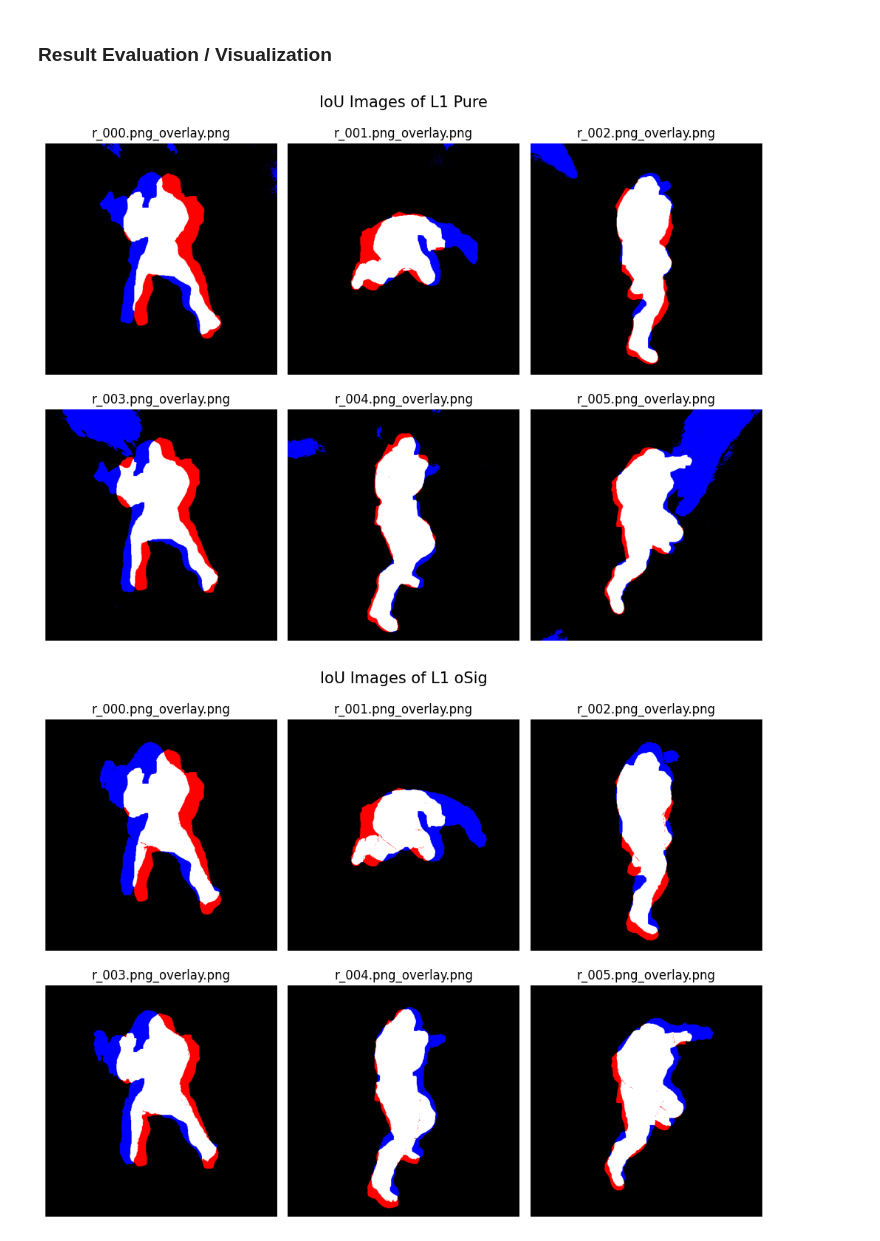
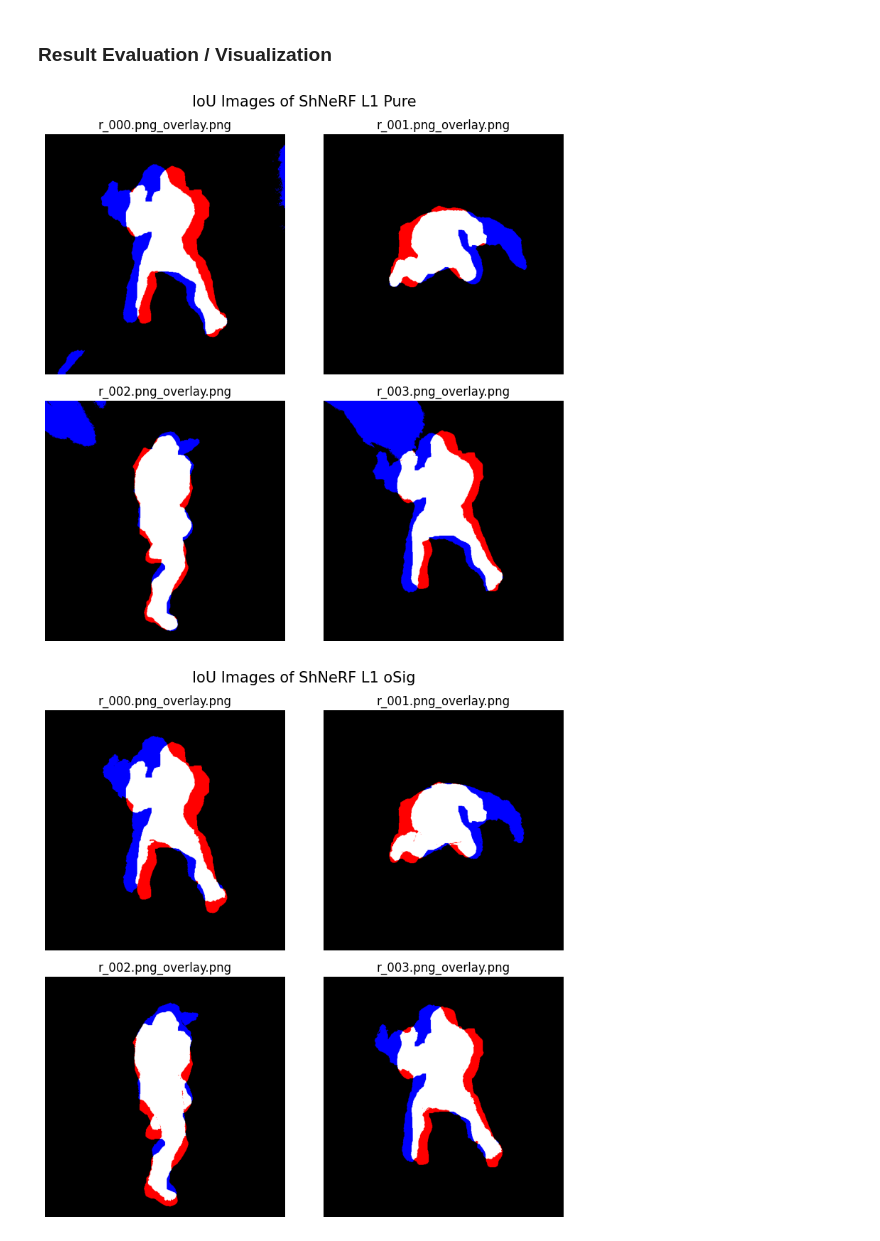
Before and after one commit to aalolexx/nerf-shape-from-silhouette, a Jupyter notebook: notebooks/ShNeRF_Render_Evaluation.ipynb, the cells around one changed output. Drawn from its saved outputs; the diff is of its cells as text; code cells hidden in the pictures.

```diff
--- a/notebooks/ShNeRF_Render_Evaluation.ipynb
+++ b/notebooks/ShNeRF_Render_Evaluation.ipynb
@@ -17,12 +18,12 @@ In this Notebook, the two "best" checkpoints ``2024-07-28_174845_l1_pure_hook``
 # Replace these paths with your local paths
 images_gt_path = 'C:/dev/TU/htcv-project/nerf-shape-from-silhouette/data/working/binarized_images_lowres/hook/val'
 
-images_pred_path_l1_pure = 'C:/dev/TU/htcv-project/evals-for-doc/2024-07-28_174845_l1_pure_hook/val/bw'
-images_pred_path_l1_oSig = 'C:/dev/TU/htcv-project/evals-for-doc/2024-07-28_164939_l1_oSig_hook/val/bw'
+images_pred_path_l1_pure = 'C:/dev/TU/htcv-project/evals-for-doc/2024-07-27_172756_l1_pure_hook/val/bw'
+images_pred_path_l1_oSig = 'C:/dev/TU/htcv-project/evals-for-doc/2024-07-27_221252_l1_oSig_hook/val/bw'
 
 # For the IoU visualization
-output_folder_pure = 'C:/dev/TU/htcv-project/evals-for-doc/2024-07-28_174845_l1_pure_hook/val/iou'
-output_folder_oSig = 'C:/dev/TU/htcv-project/evals-for-doc/2024-07-28_164939_l1_oSig_hook/val/iou'
+output_folder_pure = 'C:/dev/TU/htcv-project/evals-for-doc/2024-07-27_172756_l1_pure_hook/val/iou'
+output_folder_oSig = 'C:/dev/TU/htcv-project/evals-for-doc/2024-07-27_221252_l1_oSig_hook/val/iou'
 # %%
 import os
 import cv2
@@ -128,11 +129,11 @@ def plot_overlays(output_folder, title):
     overlay_images = sorted([img for img in os.listdir(output_folder) if img.endswith('_overlay.png')])
 
     # Ensure there are at least 6 images to plot
-    if len(overlay_images) < 6:
+    if len(overlay_images) < 4:
         raise ValueError('Not enough overlay images to plot. At least 6 required.')
 
     # Create a figure with 2 rows and 3 columns
-    fig, axes = plt.subplots(2, 3, figsize=(10, 8))
+    fig, axes = plt.subplots(2, 2, figsize=(8, 8))
     fig.suptitle(title, fontsize=15)
 
     for i, ax in enumerate(axes.flat):
@@ -189,11 +190,11 @@ def scatter_both_models(pure_ious, osig_ious):
     plt.show()
 # %%
 # Show IoU Images
-plot_overlays(output_folder_pure, 'IoU Images of L1 Pure')
-plot_overlays(output_folder_oSig, 'IoU Images of L1 oSig')
+plot_overlays(output_folder_pure, 'IoU Images of ShNeRF L1 Pure')
+plot_overlays(output_folder_oSig, 'IoU Images of ShNeRF L1 oSig')
 
 # Show a Scatter Plot of all individual IoU values for oSig and Pure
 scatter_both_models(ious_l1_pure, ious_l1_osig)
 # %% [output]
-[figure, old version]
+[figure, new version]
-[figure, old version]
+[figure, new version]
```
Also changed, not shown: parts of 3 cells of this notebook, 6 other files.
